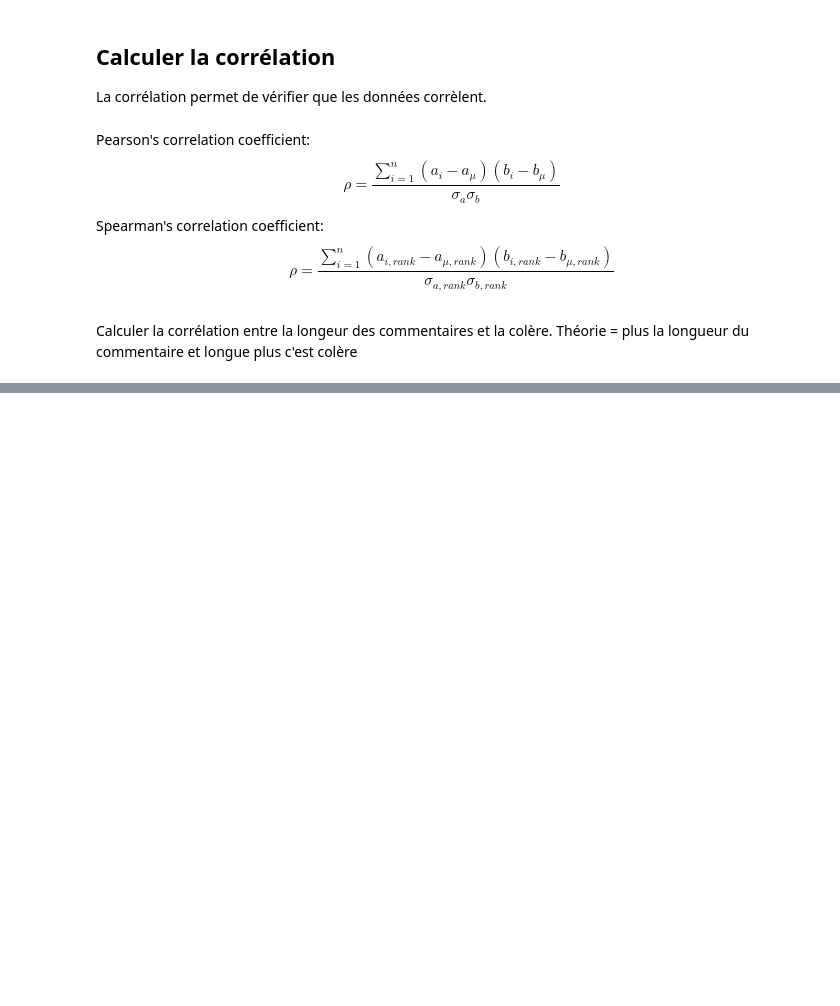
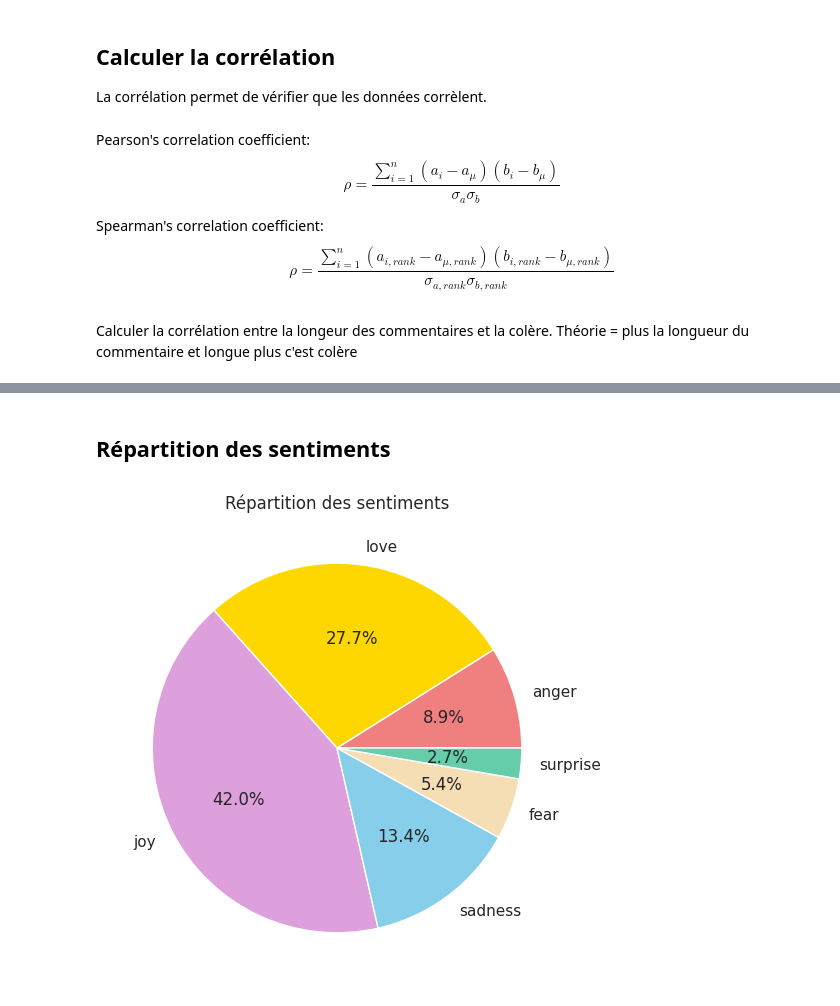
Before and after one commit to deboraptor/outils_traitement_corpus, a Jupyter notebook: scripts/graphiques.ipynb, the cells around one changed output, grey strips where cells are left out. Drawn from its saved outputs; the diff is of its cells as text; code cells hidden in the pictures; blank space fills up the shorter version.

```diff
--- a/scripts/graphiques.ipynb
+++ b/scripts/graphiques.ipynb
@@ -56,0 +83,35 @@ plt.show()
+# %% [markdown]
+## Répartition des sentiments
+# %%
+labels = df["label"].tolist()
+
+label_mapping = {
+    0: "sadness",
+    1: "joy",
+    2: "love",
+    3: "anger",
+    4: "fear",
+    5: "surprise"
+}
+labels_mapped = [label_mapping[label] for label in labels]
+
+sentiment_couleurs = {
+    "sadness": "skyblue",
+    "joy": "plum",
+    "love": "gold",
+    "anger": "lightcoral",
+    "fear": "wheat",
+    "surprise": "mediumaquamarine"
+}
+
+sentiment_counts = collections.Counter(labels_mapped)
+sentiments = list(sentiment_counts.keys())
+counts = list(sentiment_counts.values())
+couleurs = [sentiment_couleurs[sentiment] for sentiment in sentiments]
+
+plt.figure(figsize=(10, 6))
+plt.pie(counts, labels=sentiments, colors=couleurs, autopct='%1.1f%%')
+plt.title("Répartition des sentiments")
+plt.show()
+# %% [output]
+[figure, added]
```
Also changed, not shown: parts of 11 cells of this notebook.
